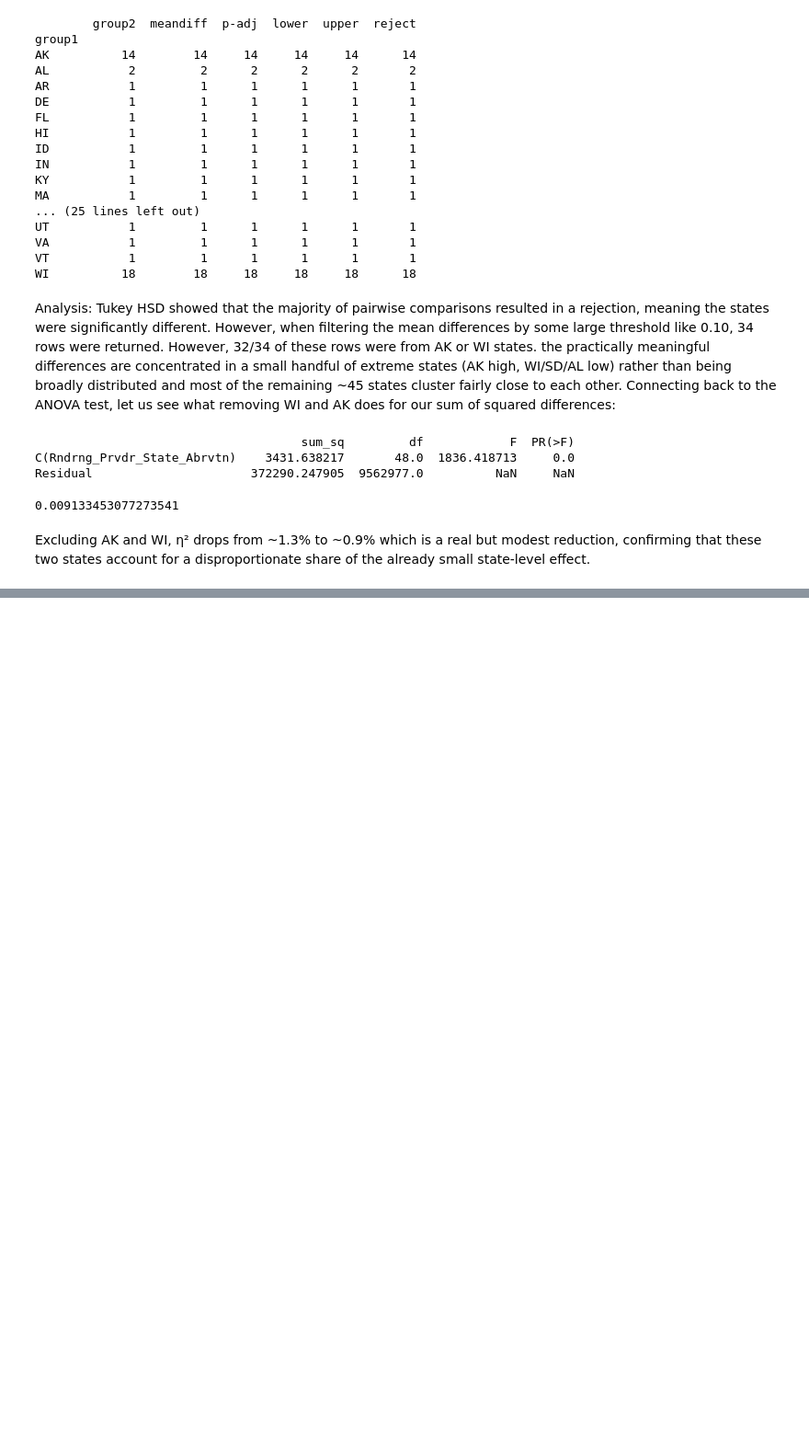
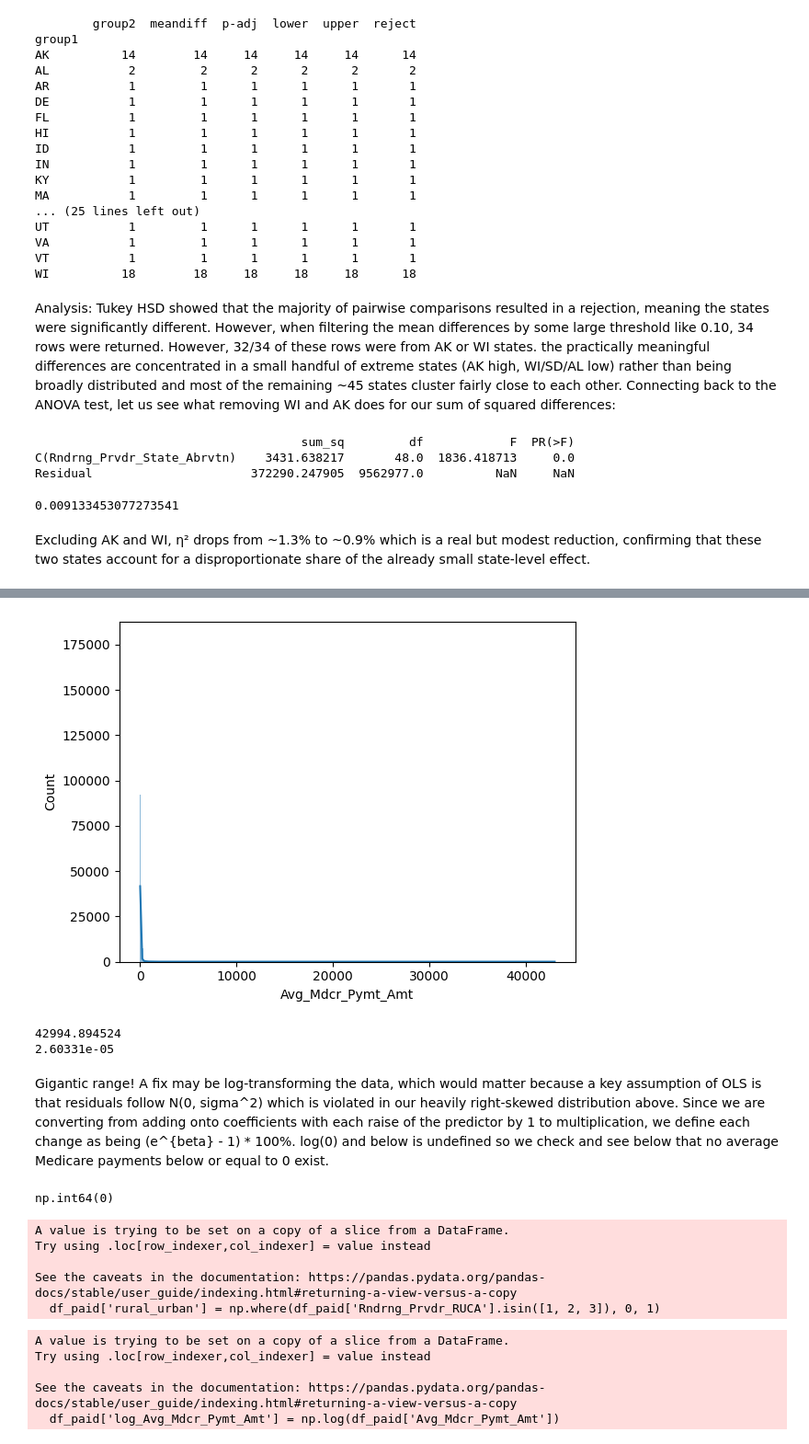
Before and after one commit to AdvayBhatt/healthcare-analytics, a Jupyter notebook: notebooks/01_eda.ipynb, the cells around one changed output, grey strips where cells are left out. Shown at 92% size. Drawn from its saved outputs; the diff is of its cells as text; code cells hidden in the pictures; blank space fills up the shorter version.

```diff
--- a/notebooks/01_eda.ipynb
+++ b/notebooks/01_eda.ipynb
@@ -511,0 +538,33 @@ fig
+# %%
+sns.histplot(df_paid, x='Avg_Mdcr_Pymt_Amt',kde=True)
+plt.show()
+# %% [output]
+[figure, added]
+# %%
+print(df_paid['Avg_Mdcr_Pymt_Amt'].max())
+print(df_paid['Avg_Mdcr_Pymt_Amt'].min())
+# %% [output]
+42994.894524
+2.60331e-05
+# %% [markdown]
+Gigantic range! A fix may be log-transforming the data, which would matter because a key assumption of OLS is that residuals follow N(0, sigma^2) which is violated in our heavily right-skewed distribution above. Since we are converting from adding onto coefficients with each raise of the predictor by 1 to multiplication, we define each change as being (e^{beta} - 1) * 100%. log(0) and below is undefined so we check and see below that no average Medicare payments below or equal to 0 exist.
+# %%
+(df_paid['Avg_Mdcr_Pymt_Amt'] <= 0).sum()
+# %% [output]
+np.int64(0)
+# %%
+df_paid['rural_urban'] = np.where(df_paid['Rndrng_Prvdr_RUCA'].isin([1, 2, 3]), 0, 1)
+# %% [output]
+A value is trying to be set on a copy of a slice from a DataFrame.
+Try using .loc[row_indexer,col_indexer] = value instead
+
+See the caveats in the documentation: https://pandas.pydata.org/pandas-docs/stable/user_guide/indexing.html#returning-a-view-versus-a-copy
+  df_paid['rural_urban'] = np.where(df_paid['Rndrng_Prvdr_RUCA'].isin([1, 2, 3]), 0, 1)
+# %%
+df_paid['log_Avg_Mdcr_Pymt_Amt'] = np.log(df_paid['Avg_Mdcr_Pymt_Amt'])
+# %% [output]
+A value is trying to be set on a copy of a slice from a DataFrame.
+Try using .loc[row_indexer,col_indexer] = value instead
+
+See the caveats in the documentation: https://pandas.pydata.org/pandas-docs/stable/user_guide/indexing.html#returning-a-view-versus-a-copy
+  df_paid['log_Avg_Mdcr_Pymt_Amt'] = np.log(df_paid['Avg_Mdcr_Pymt_Amt'])
```
Also changed, not shown: parts of 38 cells of this notebook.
